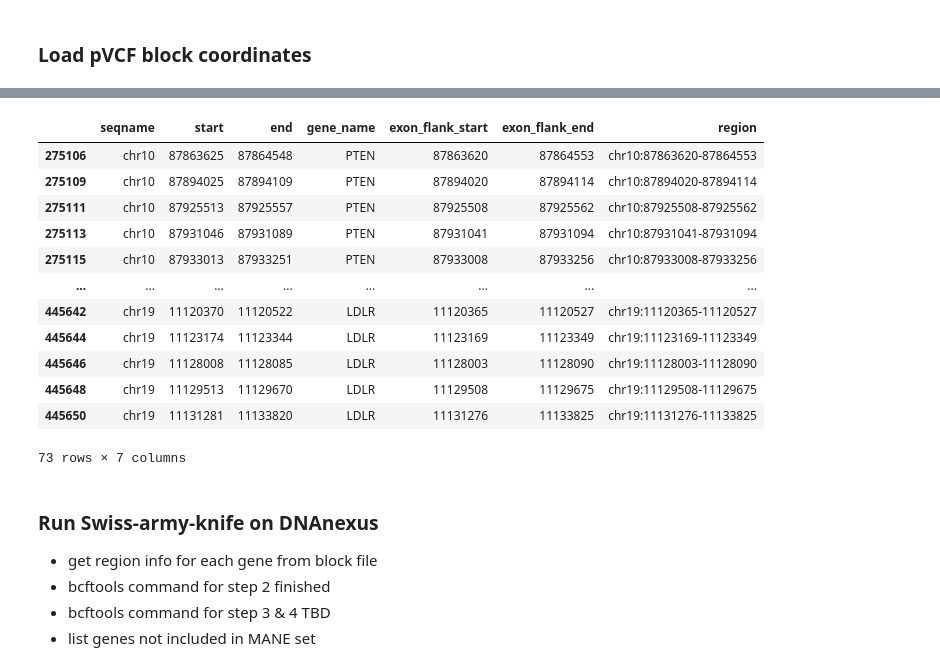
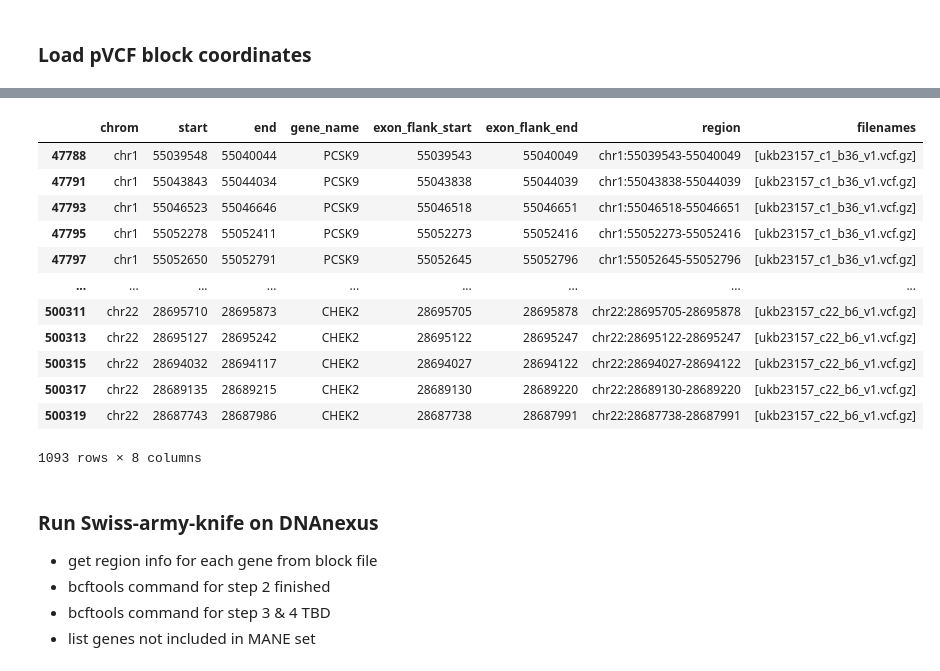
Before and after one commit to TYTYBU/vcfByGene, a Jupyter notebook: vcfByGene.ipynb, the cells around one changed output, grey strips where cells are left out. Saved outputs shown, nothing was run; the diff lists cells and outputs as text; code cells hidden in the pictures.

```diff
--- a/vcfByGene.ipynb
+++ b/vcfByGene.ipynb
@@ -63,10 +98,9 @@ genes
 # %% [markdown]
 ### Load pVCF block coordinates
 # %%
-df_blk = pd.read_table("./resources/pvcf_blocks.txt", sep = '\t', names = ['ind', 'chr', 'blk', 'start_pos', 'end_pos'])
-df_blk['seqname'] = 'chr' + df_blk['chr'].map(str)
-df_blk.loc[df_blk['seqname'] == 'chr23', 'seqname'] = 'chrX'
-df_blk.loc[df_blk['seqname'] == 'chr24', 'seqname'] = 'chrY'
-df_blk['chr_blk_str'] = df_blk['seqname'].str.replace('chr', 'c') + '_b' + df_blk['blk'].map(str)
-df_blk
+# exome blocks
+df_ex_blk = pd.read_table("./resources/exome_pvcf_blocks.txt", sep = '\t', names = ['index', 'chrom', 'blk', 'start_pos', 'end_pos'])
+df_ex_blk['chrom'] = df_ex_blk['chrom'].apply(lambda x: 'chrX' if x == 23 else ('chrY' if x == 24 else f'chr{x}'))
+df_ex_blk['filename'] = df_ex_blk.apply(lambda row: f"ukb23157_c{row['chrom'].replace('chr', '')}_b{row['blk']}_v1.vcf.gz", axis=1)
+df_ex_blk
 # %% [output]
@@ -88,25 +122,40 @@ df_blk
 # %%
-df = pd.read_csv("./resources/MANE.GRCh38.v1.0.select_ensembl_genomic.csv.gz")
-df = df.loc[(df['feature'] == 'exon') & (df['gene_name'].isin(genes))]
-df = df[['seqname', 'start', 'end', 'gene_name']]
-df['exon_flank_start'] = df['start'] - exon_flank_nt
-df['exon_flank_end'] = df['end'] + exon_flank_nt
-df['region'] = ((df['seqname'] + ':').str.cat(df['exon_flank_start'].astype(str)) + '-').str.cat(df['exon_flank_end'].astype(str))
-df
+# exome analysis
+def attach_blk_filename(df_blk, chrom, start_pos, end_pos):
+    blk_filename = df_blk.loc[(df_blk['chrom'] == chrom) &
+                              ((df_blk['end_pos'] >= start_pos) & (df_blk['start_pos'] <= end_pos)),
+                              'filename'
+    ].to_list()
+    return blk_filename
+
+df_mane = pd.read_csv("resources/MANE.GRCh38.v1.4.ensembl_genomic_parsed.csv.gz")
+exon_flank_nt = 5 # flanking nucleotides from the start and end of exons
+df_exon_regions = df_mane.loc[
+    (df_mane['feature'] == 'exon') &
+    (df_mane['gene_name'].isin(genes)),
+    ['chrom', 'start', 'end', 'gene_name']
+].copy()
+df_exon_regions['exon_flank_start'] = df_exon_regions['start'] - exon_flank_nt
+df_exon_regions['exon_flank_end'] = df_exon_regions['end'] + exon_flank_nt
+df_exon_regions['region'] = ((df_exon_regions['chrom'] + ':').str.cat(df_exon_regions['exon_flank_start'].astype(str)) + '-').str.cat(df_exon_regions['exon_flank_end'].astype(str))
+
+# attach block filenames
+df_exon_regions['filenames'] = df_exon_regions.apply(lambda row: attach_blk_filename(df_ex_blk, row['chrom'], row['start'], row['end']), axis=1)
+df_exon_regions
 # %% [output]
-|  | seqname | start | end | gene_name | exon_flank_start | exon_flank_end | region |
-| 275106 | chr10 | 87863625 | 87864548 | PTEN | 87863620 | 87864553 | chr10:87863620-87864553 |
-| 275109 | chr10 | 87894025 | 87894109 | PTEN | 87894020 | 87894114 | chr10:87894020-87894114 |
-| 275111 | chr10 | 87925513 | 87925557 | PTEN | 87925508 | 87925562 | chr10:87925508-87925562 |
-| 275113 | chr10 | 87931046 | 87931089 | PTEN | 87931041 | 87931094 | chr10:87931041-87931094 |
-| 275115 | chr10 | 87933013 | 87933251 | PTEN | 87933008 | 87933256 | chr10:87933008-87933256 |
-| ... | ... | ... | ... | ... | ... | ... | ... |
-| 445642 | chr19 | 11120370 | 11120522 | LDLR | 11120365 | 11120527 | chr19:11120365-11120527 |
-| 445644 | chr19 | 11123174 | 11123344 | LDLR | 11123169 | 11123349 | chr19:11123169-11123349 |
-| 445646 | chr19 | 11128008 | 11128085 | LDLR | 11128003 | 11128090 | chr19:11128003-11128090 |
-| 445648 | chr19 | 11129513 | 11129670 | LDLR | 11129508 | 11129675 | chr19:11129508-11129675 |
-| 445650 | chr19 | 11131281 | 11133820 | LDLR | 11131276 | 11133825 | chr19:11131276-11133825 |
+|  | chrom | start | end | gene_name | exon_flank_start | exon_flank_end | region | filenames |
+| 47788 | chr1 | 55039548 | 55040044 | PCSK9 | 55039543 | 55040049 | chr1:55039543-55040049 | [ukb23157_c1_b36_v1.vcf.gz] |
+| 47791 | chr1 | 55043843 | 55044034 | PCSK9 | 55043838 | 55044039 | chr1:55043838-55044039 | [ukb23157_c1_b36_v1.vcf.gz] |
+| 47793 | chr1 | 55046523 | 55046646 | PCSK9 | 55046518 | 55046651 | chr1:55046518-55046651 | [ukb23157_c1_b36_v1.vcf.gz] |
+| 47795 | chr1 | 55052278 | 55052411 | PCSK9 | 55052273 | 55052416 | chr1:55052273-55052416 | [ukb23157_c1_b36_v1.vcf.gz] |
+| 47797 | chr1 | 55052650 | 55052791 | PCSK9 | 55052645 | 55052796 | chr1:55052645-55052796 | [ukb23157_c1_b36_v1.vcf.gz] |
+| ... | ... | ... | ... | ... | ... | ... | ... | ... |
+| 500311 | chr22 | 28695710 | 28695873 | CHEK2 | 28695705 | 28695878 | chr22:28695705-28695878 | [ukb23157_c22_b6_v1.vcf.gz] |
+| 500313 | chr22 | 28695127 | 28695242 | CHEK2 | 28695122 | 28695247 | chr22:28695122-28695247 | [ukb23157_c22_b6_v1.vcf.gz] |
+| 500315 | chr22 | 28694032 | 28694117 | CHEK2 | 28694027 | 28694122 | chr22:28694027-28694122 | [ukb23157_c22_b6_v1.vcf.gz] |
+| 500317 | chr22 | 28689135 | 28689215 | CHEK2 | 28689130 | 28689220 | chr22:28689130-28689220 | [ukb23157_c22_b6_v1.vcf.gz] |
+| 500319 | chr22 | 28687743 | 28687986 | CHEK2 | 28687738 | 28687991 | chr22:28687738-28687991 | [ukb23157_c22_b6_v1.vcf.gz] |
-73 rows × 7 columns
+1093 rows × 8 columns
 # %% [markdown]
 ### Run Swiss-army-knife on DNAnexus
 - get region info for each gene from block file
```
Also changed, not shown: parts of 16 cells of this notebook, 14 other files.
